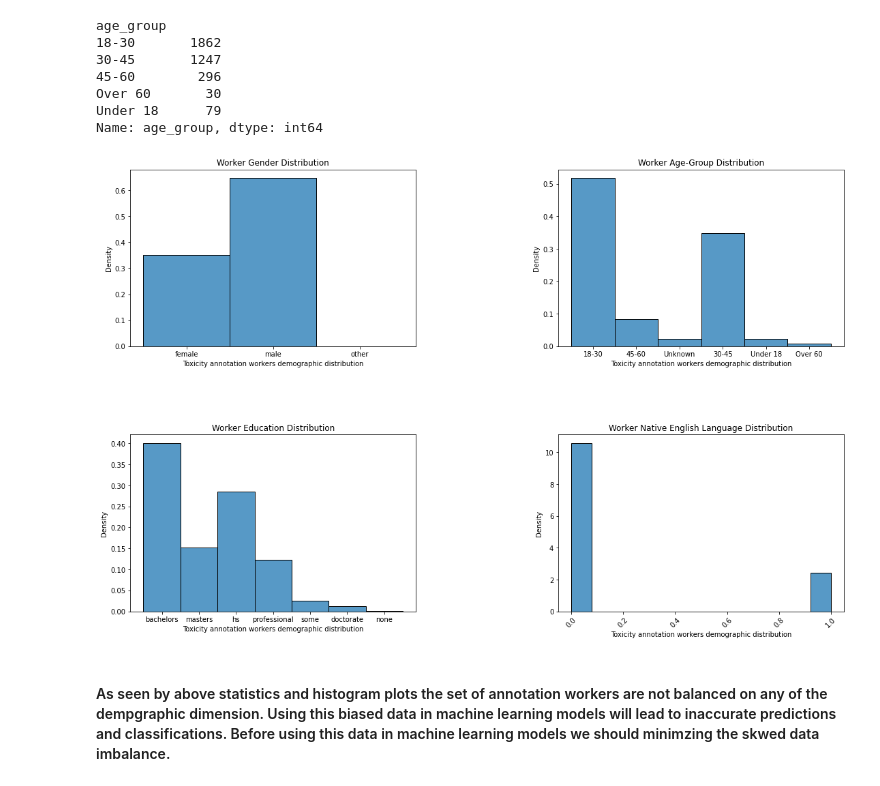
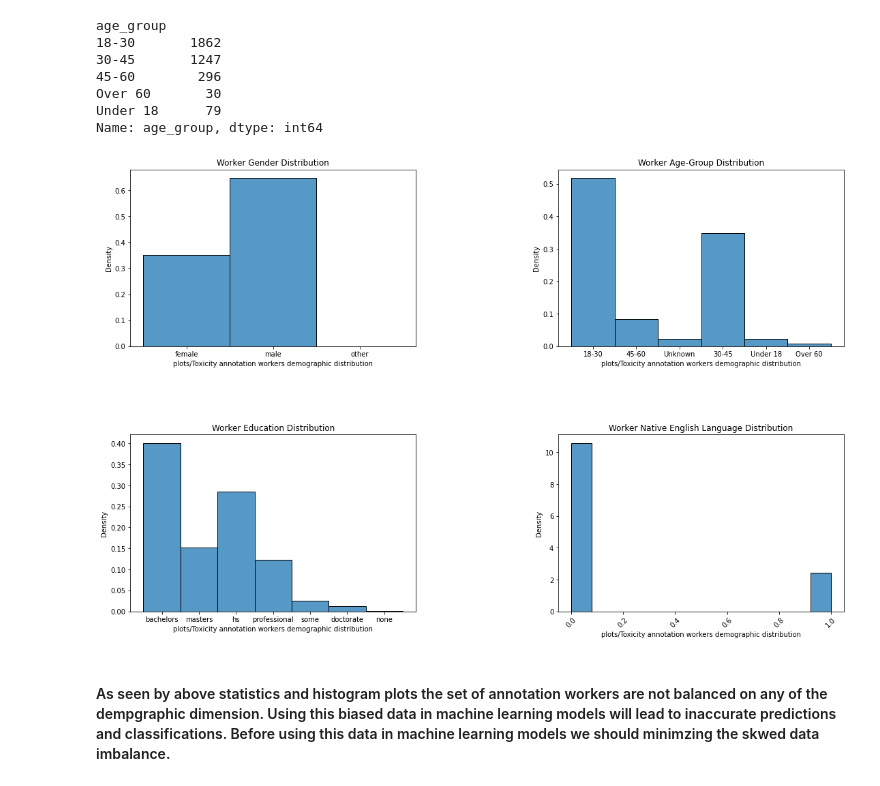
Before and after one commit to amolduw/data-512, a Jupyter notebook: data-512-a2/hcds-a2-data-bias.ipynb, the cells around one changed output. Drawn from its saved outputs; the diff is of its cells as text; code cells hidden in the pictures.

```diff
--- a/data-512-a2/hcds-a2-data-bias.ipynb
+++ b/data-512-a2/hcds-a2-data-bias.ipynb
@@ -281,21 +281,21 @@ Name: age_group, dtype: int64
 # %%
 fig, axs = plt.subplots(nrows=2, ncols=2, figsize=(15,10))
 fig.tight_layout()
 sns.histplot(df_toxicity_worker_demographics, x='gender', ax=axs[0][0],
              stat='density').set_title('Worker Gender Distribution')
 sns.histplot(df_toxicity_worker_demographics.fillna("Unknown"), x='age_group',\
              ax=axs[0][1], stat='density').set_title('Worker Age-Group Distribution')
 sns.histplot(df_toxicity_worker_demographics.fillna("Unknown"), x='education',  \
               ax=axs[1][0], stat='density').set_title('Worker Education Distribution')
 sns.histplot(df_toxicity_worker_demographics, x='english_first_language',
              ax=axs[1][1], stat='density').set_title('Worker Native English Language Distribution')
 plt.xticks(rotation=45)
 plt.subplots_adjust(bottom=0.1, right=1, top=1, wspace = 0.5, hspace=.5)
 plt.savefig('Toxicity annotation workers demographic distribution.png')
 for ax in axs.flatten():
-    ax.set_xlabel('Toxicity annotation workers demographic distribution')
+    ax.set_xlabel('plots/Toxicity annotation workers demographic distribution')
 # %% [output]
-[figure, old version]
+[figure, new version]
 # %% [markdown]
 #### As seen by above statistics and histogram plots the set of annotation workers are not balanced on any of the dempgraphic dimension. Using this  biased data in machine learning models will lead to inaccurate predictions and classifications. Before using this data in machine learning models we should minimzing the skwed data imbalance.
 # %% [markdown]
```
Also changed, not shown: parts of 3 cells of this notebook.
